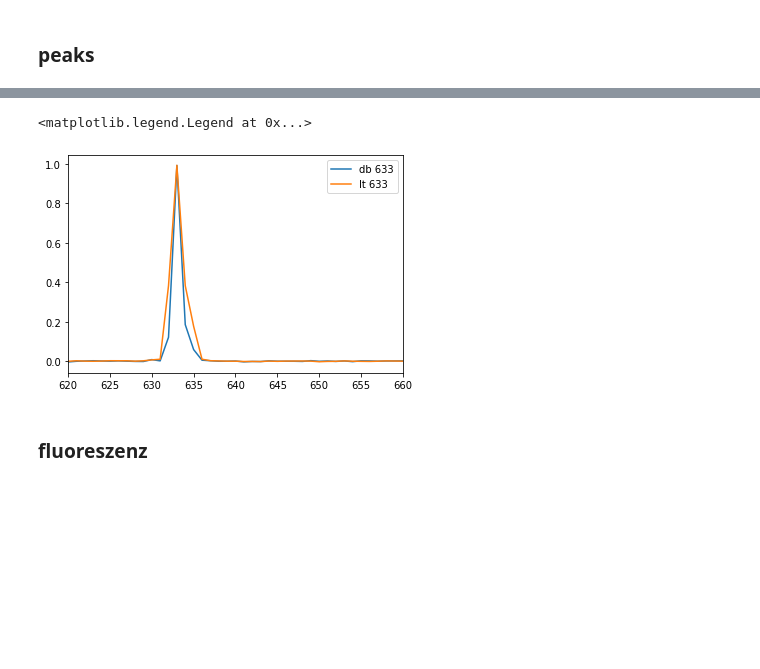
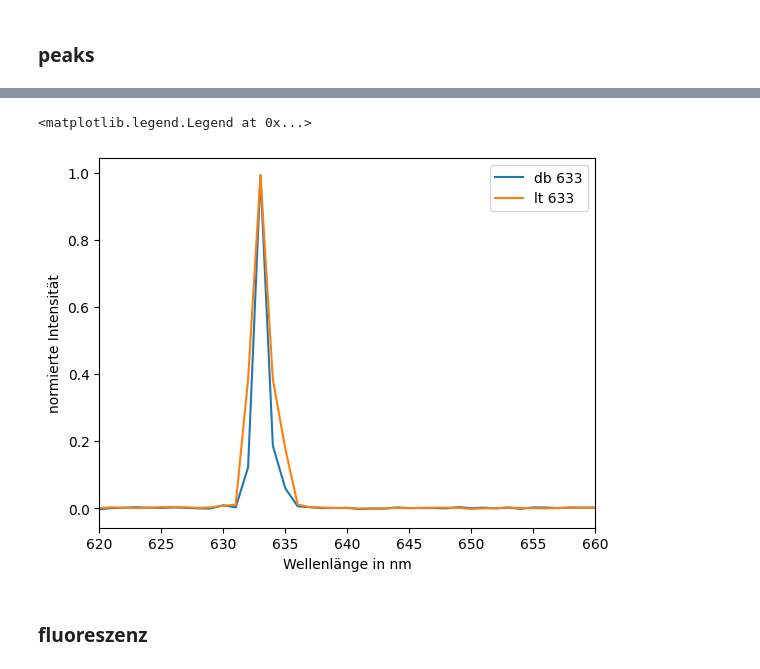
Before and after one commit to emhl/FP1, a Jupyter notebook: HeNe-Laser.ipynb, the cells around one changed output, grey strips where cells are left out. Drawn from its saved outputs; the diff is of its cells as text; code cells hidden in the pictures; blank space fills up the shorter version.

```diff
--- a/HeNe-Laser.ipynb
+++ b/HeNe-Laser.ipynb
@@ -295,13 +296,16 @@ plt.legend()
 # %%
 plt.plot(db_633[0],norm2(db_633[1]),label='db 633')
 plt.plot(lt_633[0],norm2(lt_633[1]),label='lt 633')
 # plt.plot(fl_ohne[0],fl_ohne[1],label='fluoreszenz ohne lasing')
 
+plt.xlabel("Wellenlänge in nm")
+plt.ylabel("normierte Intensität")
+
 plt.xlim(620,660)
 plt.legend()
 # %% [output]
 <matplotlib.legend.Legend at 0x...>
-[figure, old version]
+[figure, new version]
 # %% [markdown]
 ### fluoreszenz
 # %%
```
Also changed, not shown: parts of 15 cells of this notebook, 15 other files.
